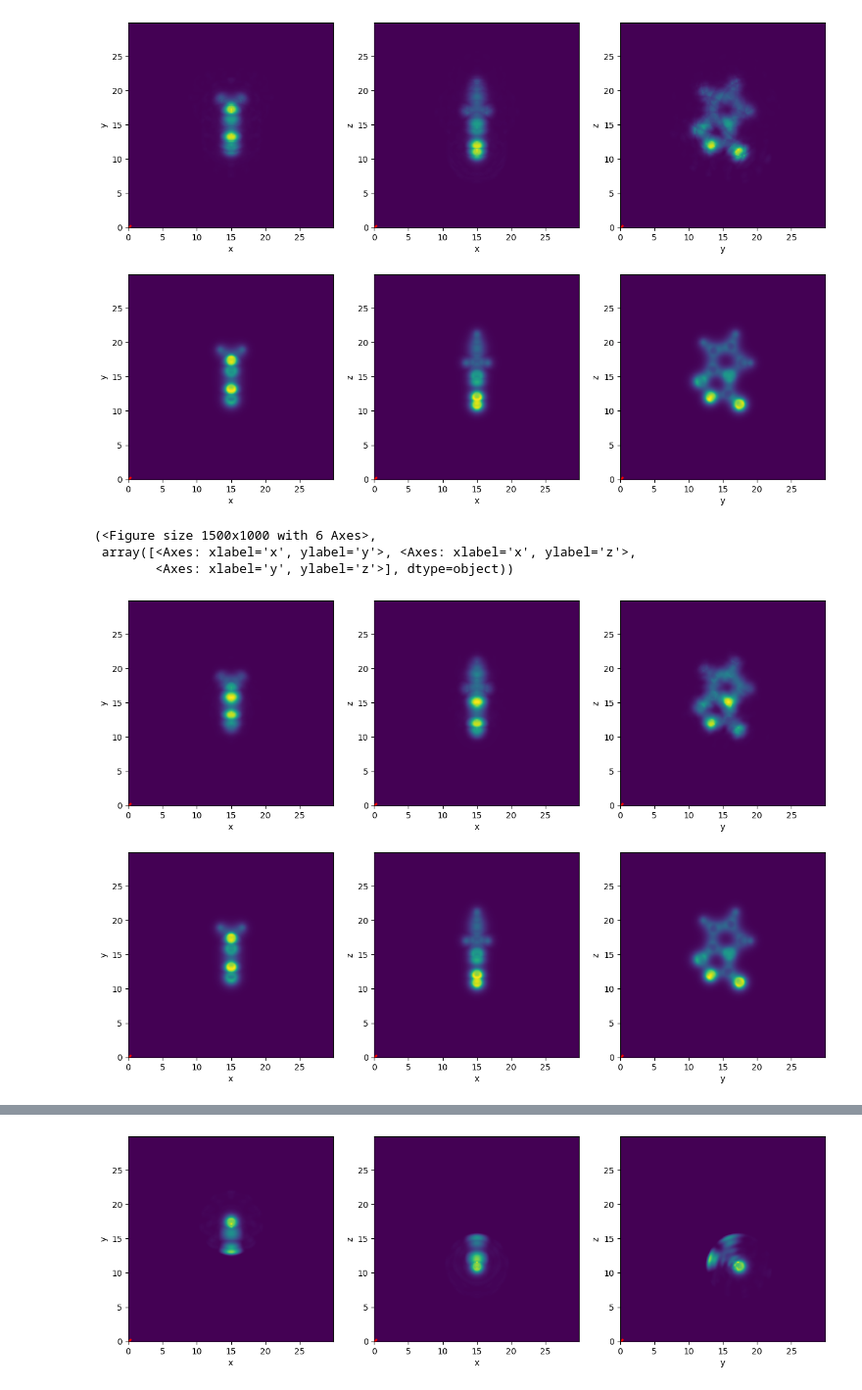
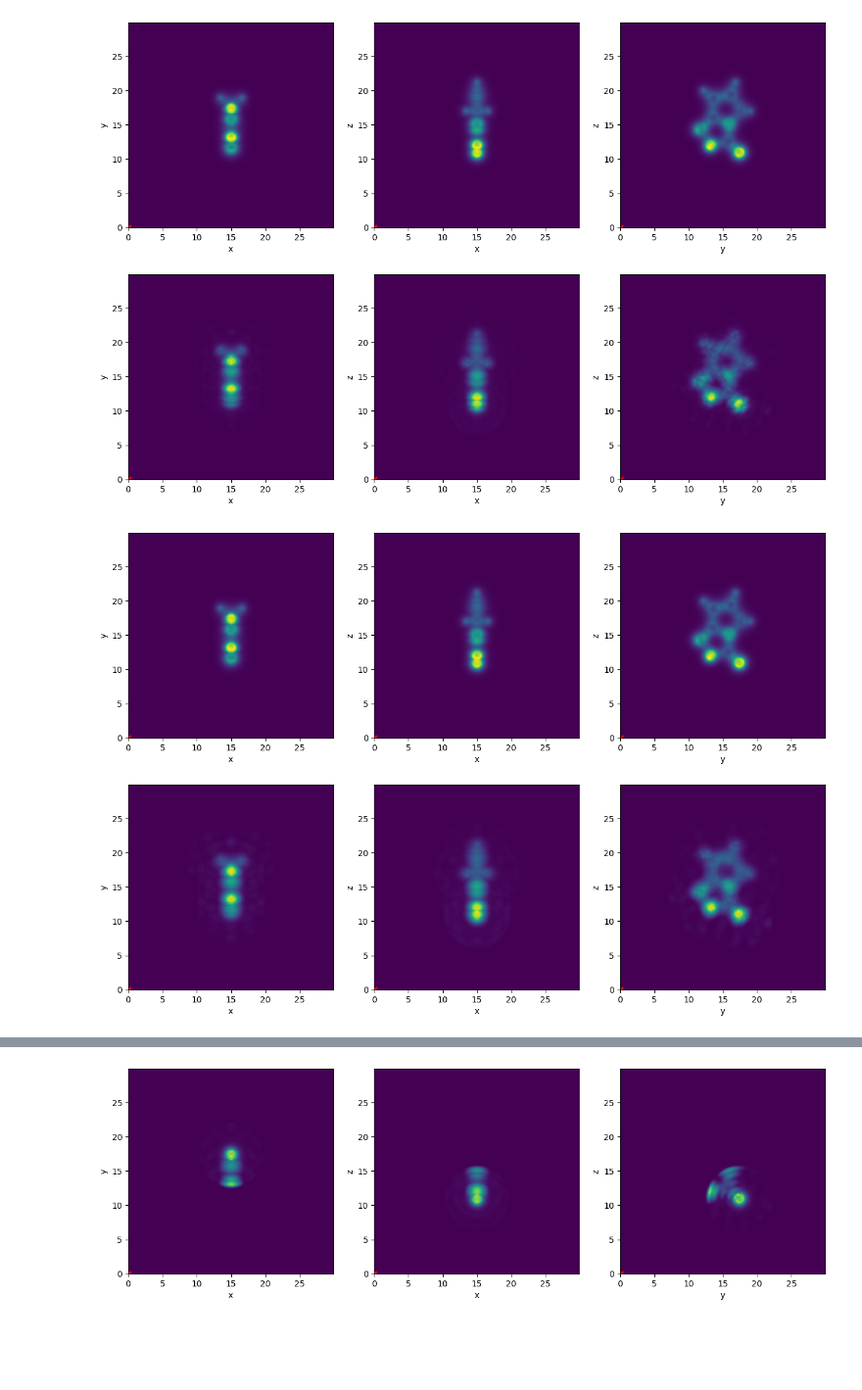
Before and after one commit to pujaltes/qe_density, a Jupyter notebook: test_2.ipynb, the cells around one changed output, grey strips where cells are left out. Shown at 98% size. Drawn from its saved outputs; the diff is of its cells as text; code cells hidden in the pictures; blank space fills up the shorter version.

```diff
--- a/test_2.ipynb
+++ b/test_2.ipynb
@@ -109,11 +100,12 @@ plot_density_projections(project_density(rho), dens.atoms_positions * 0, dens.al
         <Axes: xlabel='y', ylabel='z'>], dtype=object))
 [figure]
 # %%
+coeffs, f, masks = lsq_sph_coeffs(rho, atoms_positions, coords, r_cut, l_max, n_max, cut_pad=.5)
+new_rho = reconstructor(f, masks, coeffs)
+
 fig, ax = plt.subplots(2, 3, figsize=(15, 10))
-plot_density_projections(project_density(new_rho), dens.atoms_positions * 0, dens.alat, ax=ax[0])
-plot_density_projections(project_density(rho), dens.atoms_positions * 0, dens.alat, ax=ax[1])
+plot_density_projections(project_density(rho), dens.atoms_positions * 0, dens.alat, ax=ax[0])
+plot_density_projections(project_density(new_rho), dens.atoms_positions * 0, dens.alat, ax=ax[1])
+plt.show()
 # %% [output]
-(<Figure size 1500x1000 with 6 Axes>,
- array([<Axes: xlabel='x', ylabel='y'>, <Axes: xlabel='x', ylabel='z'>,
-        <Axes: xlabel='y', ylabel='z'>], dtype=object))
-[figure, old version]
+[figure, new version]
```
Also changed, not shown: parts of 33 cells of this notebook.
